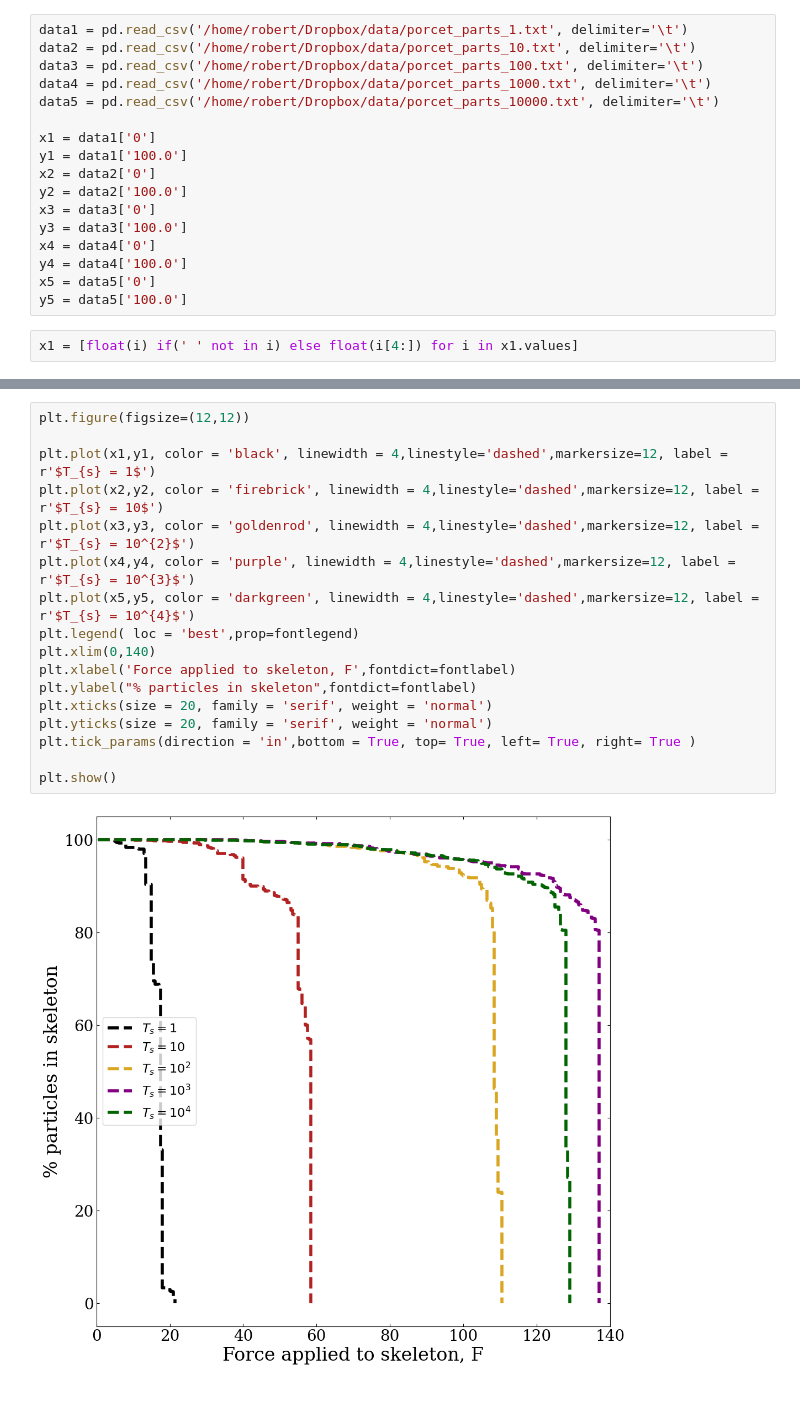
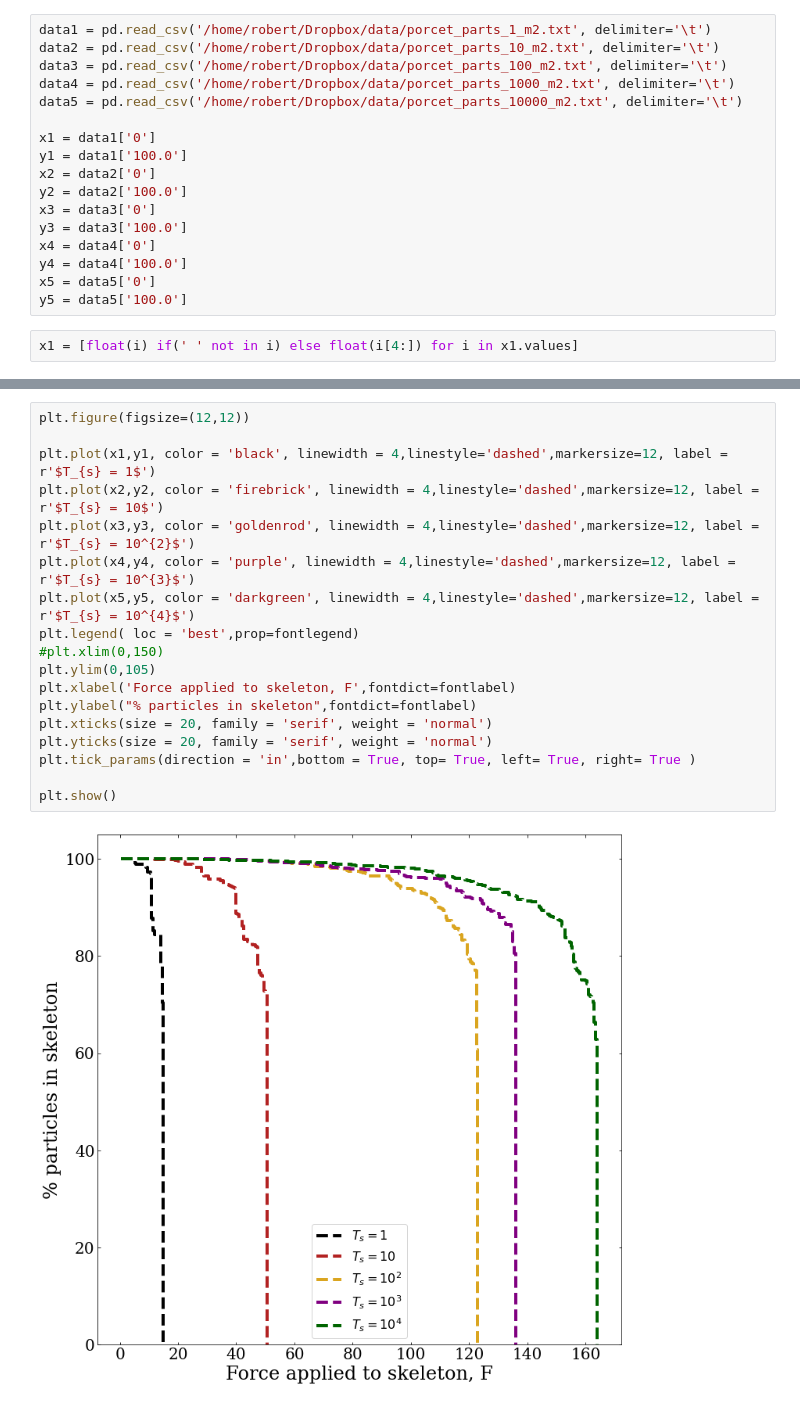
Before and after one commit to michaelsouza/dla-collagen, a Jupyter notebook: fiber_mechanical_graphs.ipynb, the cells around one changed output, grey strips where cells are left out. Drawn from its saved outputs; the diff is of its cells as text.

Commit message:
att graph

```diff
--- a/fiber_mechanical_graphs.ipynb
+++ b/fiber_mechanical_graphs.ipynb
@@ -17,11 +17,11 @@ fontlegend = font_manager.FontProperties(family='serif',
                                    style = 'italic',
                                    size = 16)
 # %%
-data1 = pd.read_csv('/home/robert/Dropbox/data/porcet_parts_1.txt', delimiter='\t')
-data2 = pd.read_csv('/home/robert/Dropbox/data/porcet_parts_10.txt', delimiter='\t')
-data3 = pd.read_csv('/home/robert/Dropbox/data/porcet_parts_100.txt', delimiter='\t')
-data4 = pd.read_csv('/home/robert/Dropbox/data/porcet_parts_1000.txt', delimiter='\t')
-data5 = pd.read_csv('/home/robert/Dropbox/data/porcet_parts_10000.txt', delimiter='\t')
+data1 = pd.read_csv('/home/robert/Dropbox/data/porcet_parts_1_m2.txt', delimiter='\t')
+data2 = pd.read_csv('/home/robert/Dropbox/data/porcet_parts_10_m2.txt', delimiter='\t')
+data3 = pd.read_csv('/home/robert/Dropbox/data/porcet_parts_100_m2.txt', delimiter='\t')
+data4 = pd.read_csv('/home/robert/Dropbox/data/porcet_parts_1000_m2.txt', delimiter='\t')
+data5 = pd.read_csv('/home/robert/Dropbox/data/porcet_parts_10000_m2.txt', delimiter='\t')
 
 x1 = data1['0']
 y1 = data1['100.0']
@@ -44,22 +38,23 @@ plt.show()
 # %%
 plt.figure(figsize=(12,12))
 
 plt.plot(x1,y1, color = 'black', linewidth = 4,linestyle='dashed',markersize=12, label = r'$T_{s} = 1$')
 plt.plot(x2,y2, color = 'firebrick', linewidth = 4,linestyle='dashed',markersize=12, label = r'$T_{s} = 10$')
 plt.plot(x3,y3, color = 'goldenrod', linewidth = 4,linestyle='dashed',markersize=12, label = r'$T_{s} = 10^{2}$')
 plt.plot(x4,y4, color = 'purple', linewidth = 4,linestyle='dashed',markersize=12, label = r'$T_{s} = 10^{3}$')
 plt.plot(x5,y5, color = 'darkgreen', linewidth = 4,linestyle='dashed',markersize=12, label = r'$T_{s} = 10^{4}$')
 plt.legend( loc = 'best',prop=fontlegend)
-plt.xlim(0,140)
+#plt.xlim(0,150)
+plt.ylim(0,105)
 plt.xlabel('Force applied to skeleton, F',fontdict=fontlabel)
 plt.ylabel("% particles in skeleton",fontdict=fontlabel)
 plt.xticks(size = 20, family = 'serif', weight = 'normal')
 plt.yticks(size = 20, family = 'serif', weight = 'normal')
 plt.tick_params(direction = 'in',bottom = True, top= True, left= True, right= True )
 
 plt.show()
 # %% [output]
-[figure, old version]
+[figure, new version]
 # %%
 density1 = pd.read_csv('/home/robert/Dropbox/data/density_particles_skelento.txt', delimiter='\t')
 x = [1, 2, 3, 4, 5]
```
Also changed, not shown: parts of 7 cells of this notebook, 2 other files.
